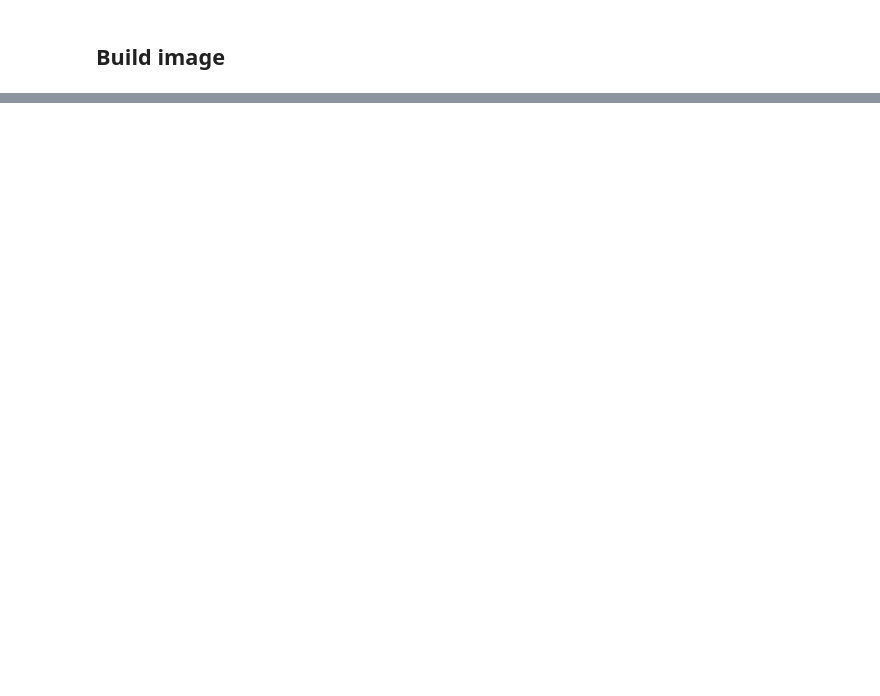
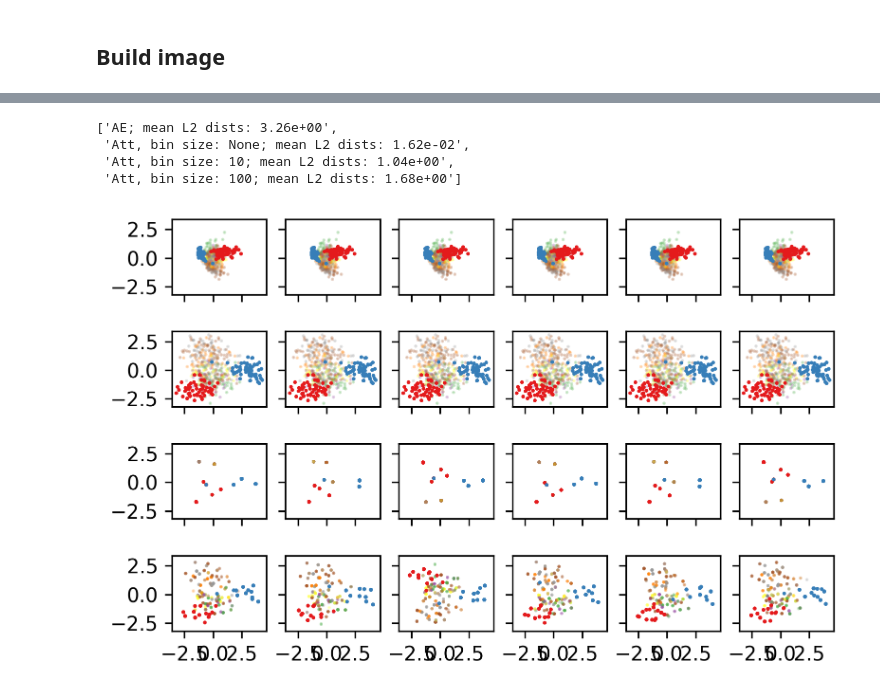
Before and after one commit to lucmos/relreps, a Jupyter notebook: experiments/fig:latent-rotation-comparison/isodeformation.ipynb, the cells around one changed output, grey strips where cells are left out. Saved outputs shown, nothing was run; the diff lists cells and outputs as text; code cells hidden in the pictures; blank space fills up the shorter version.

```diff
--- a/experiments/fig:latent-rotation-comparison/isodeformation.ipynb
+++ b/experiments/fig:latent-rotation-comparison/isodeformation.ipynb
@@ -134,7 +149,7 @@ def get_latents(images_batch, model, key=Output.DEFAULT_LATENT):
     return latents
 
 
-def to_df(latents, fit_pca: bool = False):
+def to_df(latents, fit_pca: bool = True):
     if fit_pca:
         latents2d = PCA(n_components=2).fit_transform(latents.cpu())
     else:
@@ -170,14 +187,14 @@ seed_everything(0)
 def transform_latents(x, seed=0):
     opt_isometry, _ = TRANSFORMS[seed]
 
-    noise = torch.randn_like(x) * 0.0001
+    noise = torch.randn_like(x) * 0.001
     o = x + noise
     o = o @ opt_isometry
     return o
 
 
 LIM = 6
-N_ROWS = 3
+N_ROWS = 4
 N_COLS = LIM
 
 TRANSFORMS = [
@@ -188,8 +205,8 @@ TRANSFORMS = [
     for _ in range(LIM)
 ]
 
-plt.rcParams.update(bundles.icml2022())
-plt.rcParams.update(figsizes.icml2022_full(ncols=N_COLS, nrows=N_ROWS, height_to_width_ratio=1.0))
+#plt.rcParams.update(bundles.icml2022())
+#plt.rcParams.update(figsizes.icml2022_full(ncols=N_COLS, nrows=N_ROWS, height_to_width_ratio=1.0))
 
 cmap = plt.cm.get_cmap("Set1", 10)
 norm = plt.Normalize(min(targets), max(targets))
@@ -203,6 +220,7 @@ fig, [
     abs_axes,
     rel_axes,
     quant_axes1,
+        quant_axes2,
 ] = plt.subplots(dpi=DPI, nrows=N_ROWS, ncols=N_COLS, sharey=SHARE_Y, sharex=SHARE_X, squeeze=True)
 
 
@@ -226,8 +244,8 @@ dists_str = [f"AE; mean L2 dists: {latents_distance(all_images_latents)}"]
 
 for axes, quant_mode, bin_size in (
     (rel_axes, None, None),
-    (quant_axes1, SimilaritiesQuantizationMode.DIFFERENTIABLE_ROUND, 0.1),
-    #   (quant_axes2, SimilaritiesQuantizationMode.DIFFERENTIABLE_ROUND, 0.3),
+    (quant_axes1, AbsoluteQuantizationMode.KMEANS, 10),
+    (quant_axes2, AbsoluteQuantizationMode.KMEANS, 100),
 ):
     rel_latents = []
     rel_attention = RelativeAttention(
@@ -236,8 +254,10 @@ for axes, quant_mode, bin_size in (
         similarity_mode=RelativeEmbeddingMethod.INNER,
         values_mode=ValuesMethod.SIMILARITIES,
         normalization_mode=NormalizationMode.L2,
-        output_normalization_mode=OutputNormalization.NONE,
         similarities_quantization_mode=quant_mode,
+        similarities_num_clusters=bin_size,
+        output_normalization_mode=None, #OutputNormalization.L2,
+#         similarities_quantization_mode=quant_mode,
         similarities_bin_size=bin_size,
     )
     assert sum(x.numel() for x in rel_attention.parameters()) == 0
@@ -252,3 +272,4 @@ for axes, quant_mode, bin_size in (
     )
     dists_str.append(f"Att, bin size: {bin_size}; mean L2 dists: {latents_distance(rel_latents)}")
 dists_str
+# %% [output]
@@ -255,3 +277,8 @@ dists_str
+['AE; mean L2 dists: 3.26e+00',
+ 'Att, bin size: None; mean L2 dists: 1.62e-02',
+ 'Att, bin size: 10; mean L2 dists: 1.04e+00',
+ 'Att, bin size: 100; mean L2 dists: 1.68e+00']
+[figure, added]
 # %%
 fig.savefig("epsisometry.svg", bbox_inches="tight")
 !rsvg-convert -f pdf -o 'epsisometry.pdf' 'epsisometry.svg'
```
Also changed, not shown: parts of 12 cells of this notebook, 1 other file.
